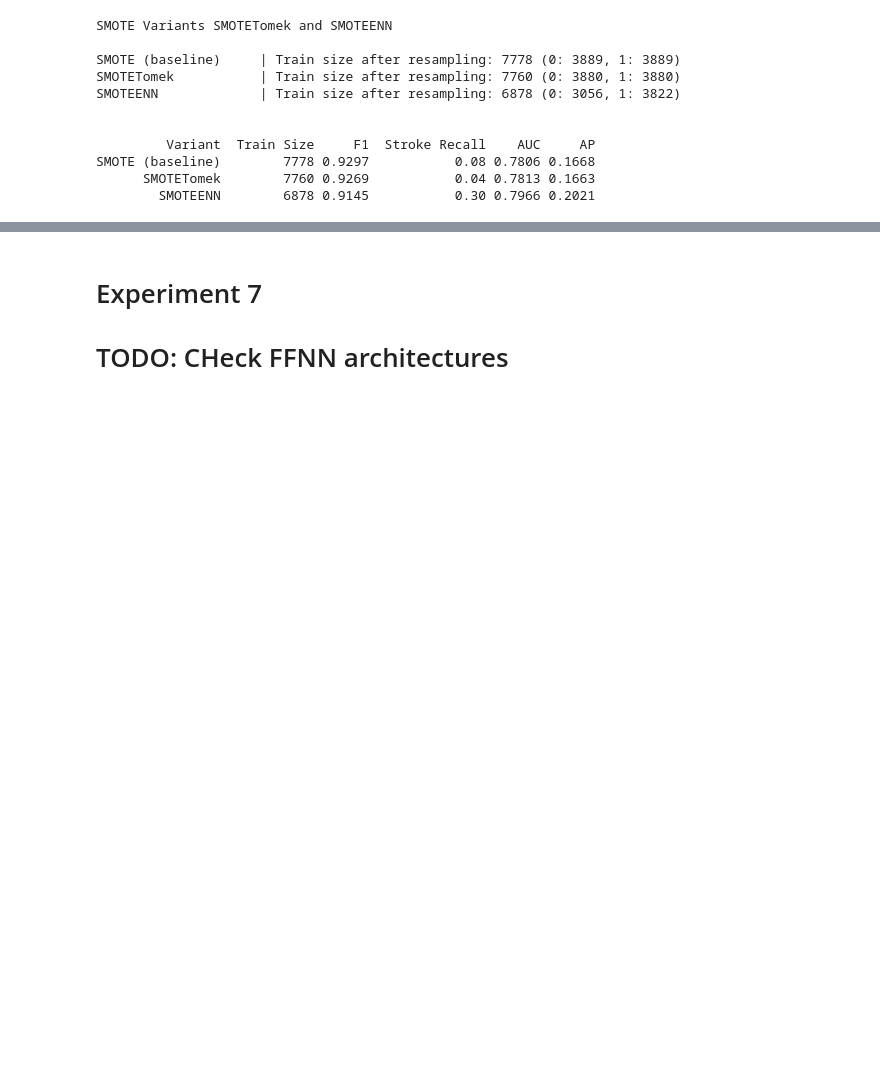
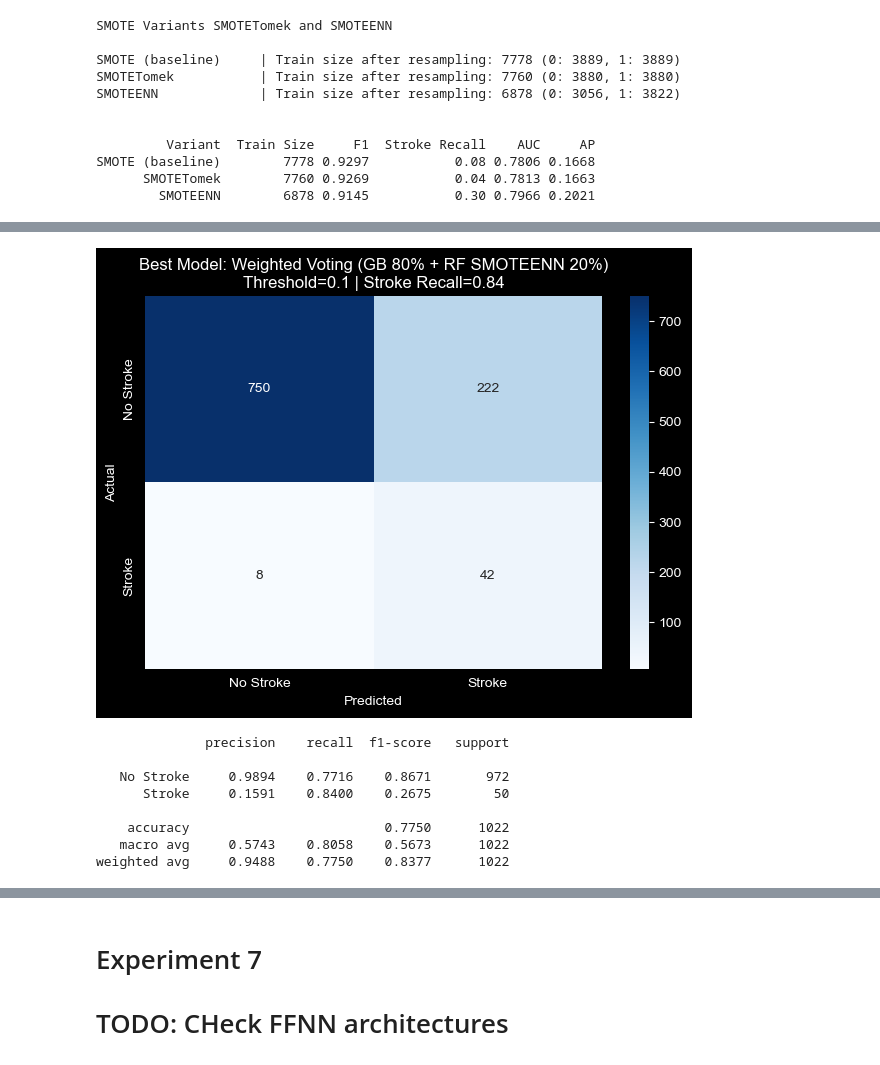
Before and after one commit to stefanosPanteli/EPL448_Team1_StrokePrediction, a Jupyter notebook: project.ipynb, the cells around one changed output, grey strips where cells are left out. Saved outputs shown, nothing was run; the diff lists cells and outputs as text; code cells hidden in the pictures; blank space fills up the shorter version.

```diff
--- a/project.ipynb
+++ b/project.ipynb
@@ -2808,0 +3146,32 @@ explains why aggressive threshold tuning is needed to achieve high stroke recall
+# %%
+# ── Final best: Weighted Voting GB 80% + RF SMOTEENN 20% ─────
+gb = best_pipelines['gb_log_mean_svd']
+rf = best_smoteenn_pipe
+
+y_proba1     = gb.predict_proba(X_test_orig)[:, 1]
+y_proba2     = rf.predict_proba(X_test_orig)[:, 1]
+y_proba_best = 0.8 * y_proba1 + 0.2 * y_proba2
+y_pred_best  = (y_proba_best >= 0.1).astype(int)
+
+cm = confusion_matrix(y_test_orig, y_pred_best)
+sns.heatmap(cm, annot=True, fmt='d', cmap='Blues',
+            xticklabels=['No Stroke', 'Stroke'],
+            yticklabels=['No Stroke', 'Stroke'])
+plt.title('Best Model: Weighted Voting (GB 80% + RF SMOTEENN 20%)\nThreshold=0.1 | Stroke Recall=0.84')
+plt.xlabel('Predicted')
+plt.ylabel('Actual')
+plt.tight_layout()
+plt.show()
+
+print(classification_report(y_test_orig, y_pred_best,
+      target_names=['No Stroke', 'Stroke'], digits=4, zero_division=0))
+# %% [output]
+[figure, added]
+              precision    recall  f1-score   support
+
+   No Stroke     0.9894    0.7716    0.8671       972
+      Stroke     0.1591    0.8400    0.2675        50
+
+    accuracy                         0.7750      1022
+   macro avg     0.5743    0.8058    0.5673      1022
+weighted avg     0.9488    0.7750    0.8377      1022
```
Also changed, not shown: parts of 34 cells of this notebook.
